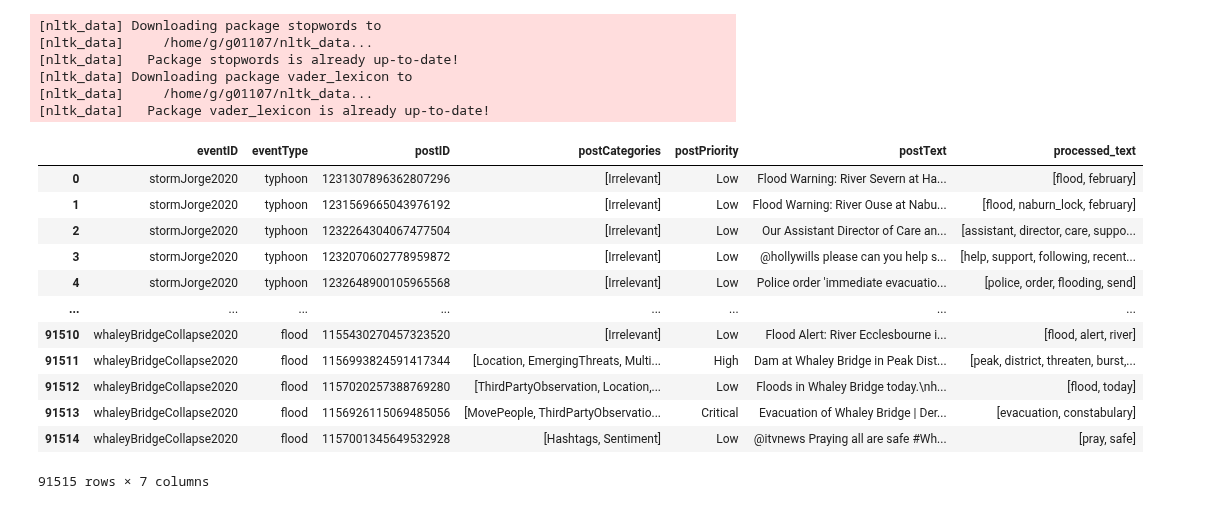
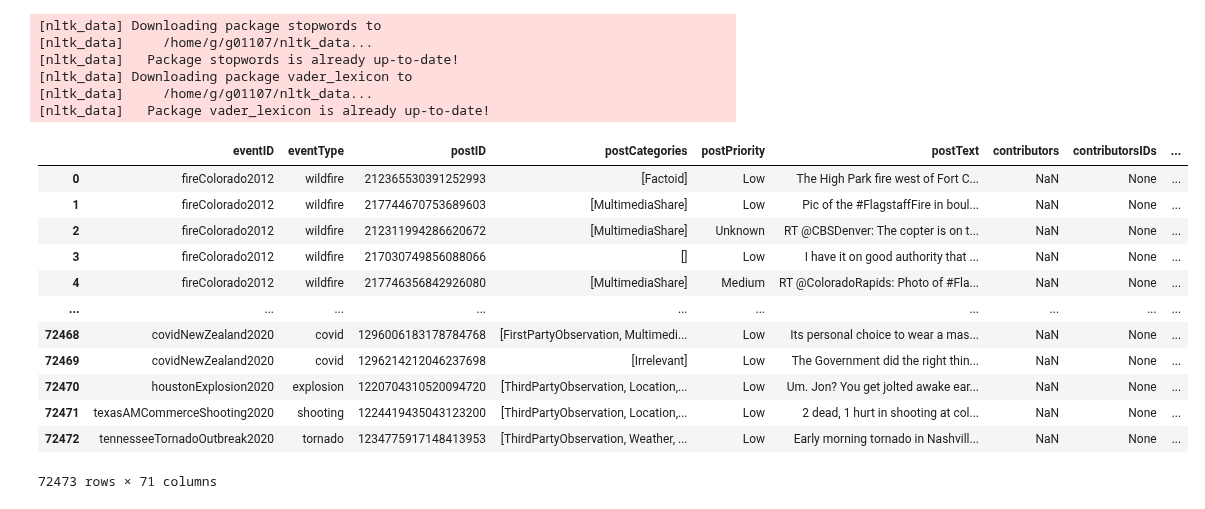
Before and after one commit to acpedersen/REU-2021, a Jupyter notebook: collect-tweets.ipynb, the cells around one changed output. Saved outputs shown, nothing was run; the diff lists cells and outputs as text; code cells hidden in the pictures.

Commit message:
Moved merging raw and labelled data so it can be used everywhere. Added ensemble data models.

```diff
--- a/collect-tweets.ipynb
+++ b/collect-tweets.ipynb
@@ -46,18 +43,17 @@ baseFileName = 'TRECIS-CTIT-H-*.json.gz' #* is to be replaced
 # %%
-#Dataframe  generated in analye-data.ipynb
-df = pd.read_json("./Trec_data/PR_all_Labeled.json", orient='records',lines=True)
-df
+full_df = pd.read_json("./Trec_data/org_combined_labeled.json", orient='records',lines=True)
+full_df
 # %% [output]
-|  | eventID | eventType | postID | postCategories | postPriority | postText | processed_text |
-| 0 | stormJorge2020 | typhoon | 1231307896362807296 | [Irrelevant] | Low | Flood Warning: River Severn at Ha... | [flood, february] |
-| 1 | stormJorge2020 | typhoon | 1231569665043976192 | [Irrelevant] | Low | Flood Warning: River Ouse at Nabu... | [flood, naburn_lock, february] |
-| 2 | stormJorge2020 | typhoon | 1232264304067477504 | [Irrelevant] | Low | Our Assistant Director of Care an... | [assistant, director, care, suppo... |
-| 3 | stormJorge2020 | typhoon | 1232070602778959872 | [Irrelevant] | Low | @hollywills please can you help s... | [help, support, following, recent... |
-| 4 | stormJorge2020 | typhoon | 1232648900105965568 | [Irrelevant] | Low | Police order 'immediate evacuatio... | [police, order, flooding, send] |
-| ... | ... | ... | ... | ... | ... | ... | ... |
-| 91510 | whaleyBridgeCollapse2020 | flood | 1155430270457323520 | [Irrelevant] | Low | Flood Alert: River Ecclesbourne i... | [flood, alert, river] |
-| 91511 | whaleyBridgeCollapse2020 | flood | 1156993824591417344 | [Location, EmergingThreats, Multi... | High | Dam at Whaley Bridge in Peak Dist... | [peak, district, threaten, burst,... |
-| 91512 | whaleyBridgeCollapse2020 | flood | 1157020257388769280 | [ThirdPartyObservation, Location,... | Low | Floods in Whaley Bridge today.\nh... | [flood, today] |
-| 91513 | whaleyBridgeCollapse2020 | flood | 1156926115069485056 | [MovePeople, ThirdPartyObservatio... | Critical | Evacuation of Whaley Bridge | Der... | [evacuation, constabulary] |
-| 91514 | whaleyBridgeCollapse2020 | flood | 1157001345649532928 | [Hashtags, Sentiment] | Low | @itvnews Praying all are safe #Wh... | [pray, safe] |
+|  | eventID | eventType | postID | postCategories | postPriority | postText | contributors | contributorsIDs | ... |
+| 0 | fireColorado2012 | wildfire | 212365530391252993 | [Factoid] | Low | The High Park fire west of Fort C... | NaN | None | ... |
+| 1 | fireColorado2012 | wildfire | 217744670753689603 | [MultimediaShare] | Low | Pic of the #FlagstaffFire in boul... | NaN | None | ... |
+| 2 | fireColorado2012 | wildfire | 212311994286620672 | [MultimediaShare] | Unknown | RT @CBSDenver: The copter is on t... | NaN | None | ... |
+| 3 | fireColorado2012 | wildfire | 217030749856088066 | [] | Low | I have it on good authority that ... | NaN | None | ... |
+| 4 | fireColorado2012 | wildfire | 217746356842926080 | [MultimediaShare] | Medium | RT @ColoradoRapids: Photo of #Fla... | NaN | None | ... |
+| ... | ... | ... | ... | ... | ... | ... | ... | ... | ... |
+| 72468 | covidNewZealand2020 | covid | 1296006183178784768 | [FirstPartyObservation, Multimedi... | Low | Its personal choice to wear a mas... | NaN | None | ... |
+| 72469 | covidNewZealand2020 | covid | 1296214212046237698 | [Irrelevant] | Low | The Government did the right thin... | NaN | None | ... |
+| 72470 | houstonExplosion2020 | explosion | 1220704310520094720 | [ThirdPartyObservation, Location,... | Low | Um. Jon? You get jolted awake ear... | NaN | None | ... |
+| 72471 | texasAMCommerceShooting2020 | shooting | 1224419435043123200 | [ThirdPartyObservation, Location,... | Low | 2 dead, 1 hurt in shooting at col... | NaN | None | ... |
+| 72472 | tennesseeTornadoOutbreak2020 | tornado | 1234775917148413953 | [ThirdPartyObservation, Weather, ... | Low | Early morning tornado in Nashvill... | NaN | None | ... |
-91515 rows × 7 columns
+72473 rows × 71 columns
```
Also changed, not shown: parts of 27 cells of this notebook, 5 other files.
